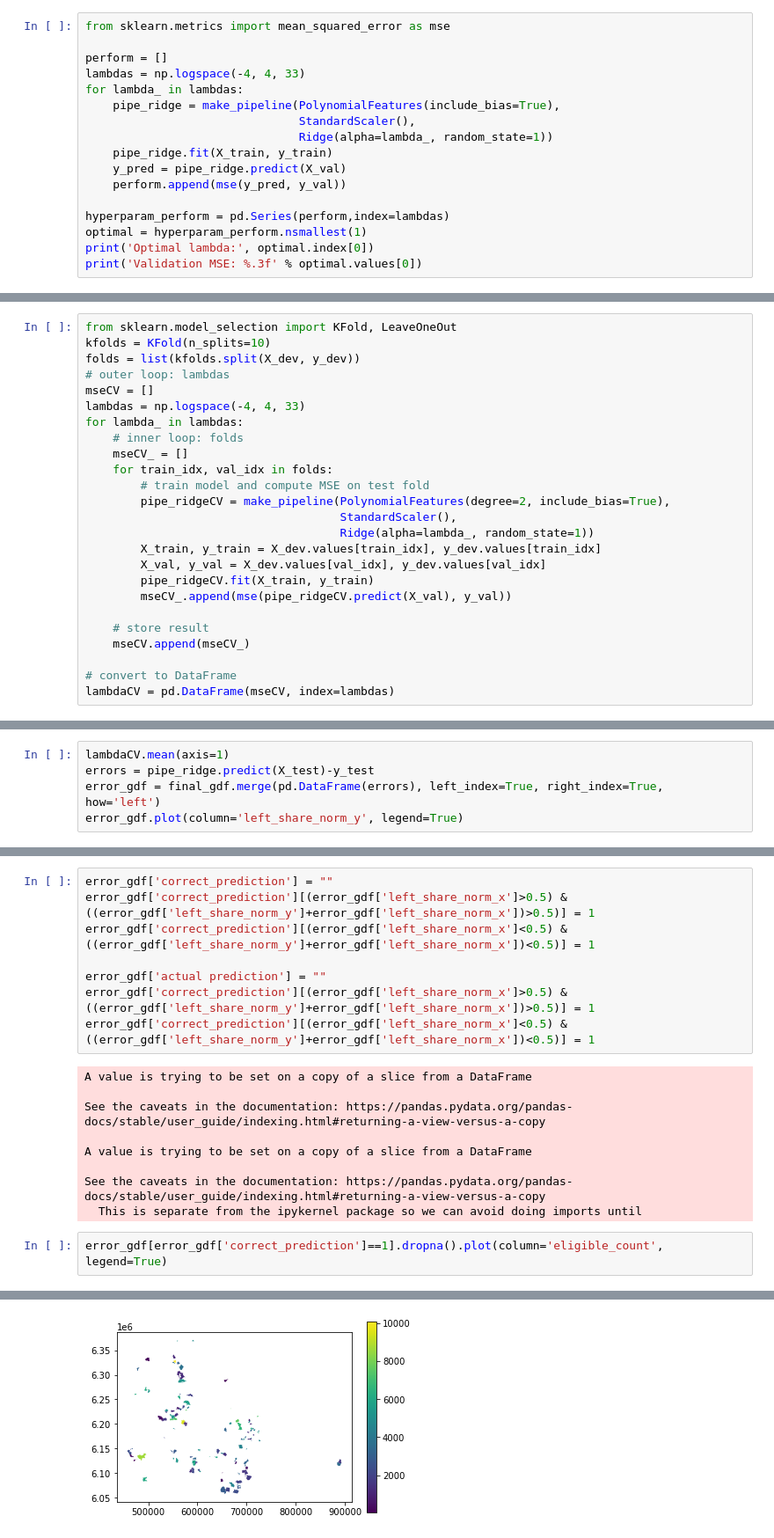
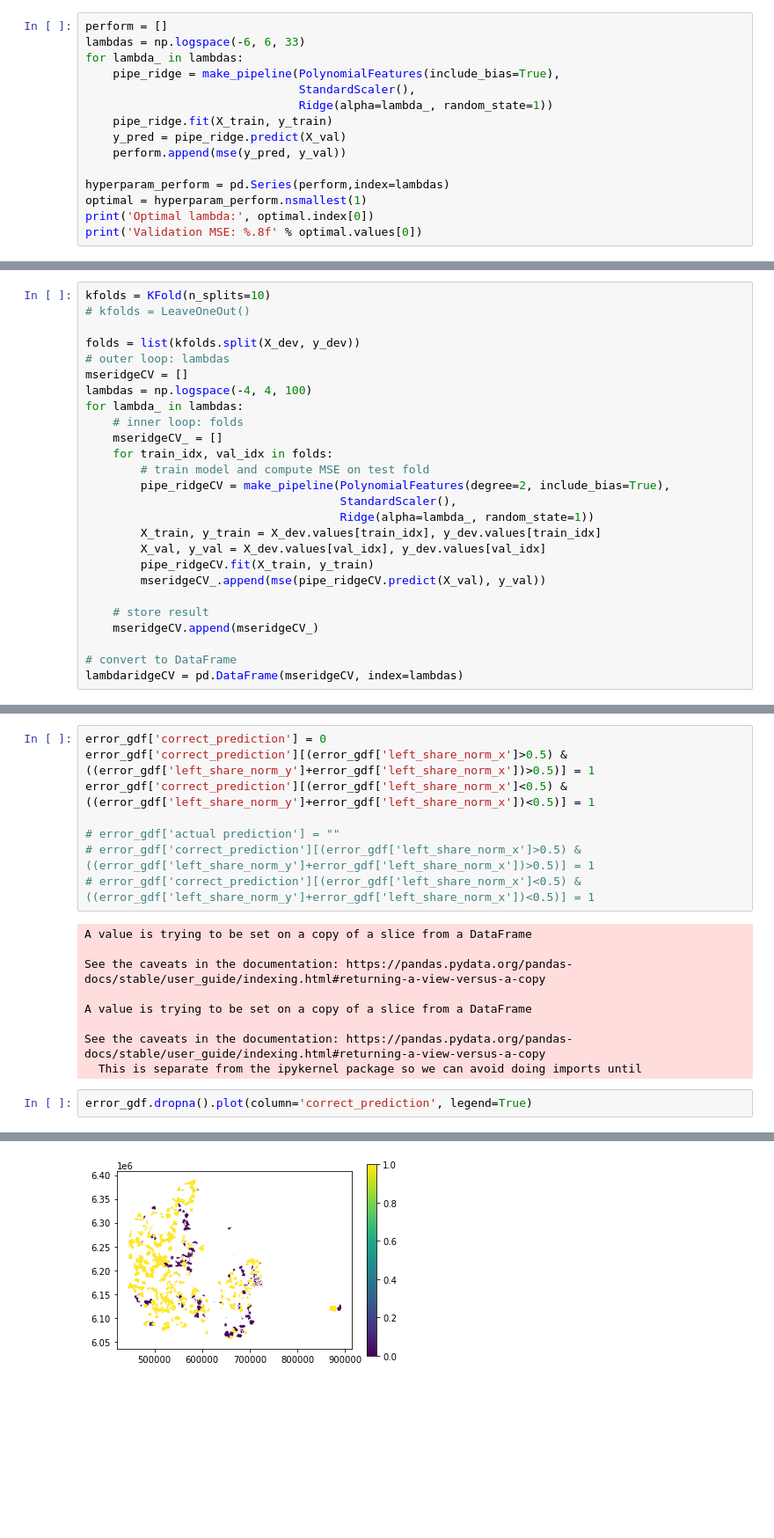
Before and after one commit to ansofol/isds2020_gruppe_63, a Jupyter notebook: exam_project/machine_learning.ipynb, the cells around one changed output, grey strips where cells are left out. Shown at 88% size. Saved outputs shown, nothing was run; the diff lists cells and outputs as text; blank space fills up the shorter version.

```diff
--- a/exam_project/machine_learning.ipynb
+++ b/exam_project/machine_learning.ipynb
@@ -262,10 +82,8 @@ Validation MSE: 0.005
 # %% [markdown]
 ## Ridge:
 # %%
-from sklearn.metrics import mean_squared_error as mse
-
 perform = []
-lambdas = np.logspace(-4, 4, 33)
+lambdas = np.logspace(-6, 6, 33)
 for lambda_ in lambdas:
     pipe_ridge = make_pipeline(PolynomialFeatures(include_bias=True),
                                StandardScaler(),
@@ -277,5 +95,5 @@ for lambda_ in lambdas:
 hyperparam_perform = pd.Series(perform,index=lambdas)
 optimal = hyperparam_perform.nsmallest(1)
 print('Optimal lambda:', optimal.index[0])
-print('Validation MSE: %.3f' % optimal.values[0])
+print('Validation MSE: %.8f' % optimal.values[0])
 # %% [output]
@@ -300,13 +169,14 @@ sns.lineplot(data=plot_df, x='x_axis', y=0)
 # %%
-from sklearn.model_selection import KFold, LeaveOneOut
 kfolds = KFold(n_splits=10)
+# kfolds = LeaveOneOut()
+
 folds = list(kfolds.split(X_dev, y_dev))
 # outer loop: lambdas
-mseCV = []
-lambdas = np.logspace(-4, 4, 33)
+mseridgeCV = []
+lambdas = np.logspace(-4, 4, 100)
 for lambda_ in lambdas:
     # inner loop: folds
-    mseCV_ = []
+    mseridgeCV_ = []
     for train_idx, val_idx in folds:
         # train model and compute MSE on test fold
         pipe_ridgeCV = make_pipeline(PolynomialFeatures(degree=2, include_bias=True),
@@ -315,10 +185,10 @@ for lambda_ in lambdas:
         X_train, y_train = X_dev.values[train_idx], y_dev.values[train_idx]
         X_val, y_val = X_dev.values[val_idx], y_dev.values[val_idx]
         pipe_ridgeCV.fit(X_train, y_train)
-        mseCV_.append(mse(pipe_ridgeCV.predict(X_val), y_val))
+        mseridgeCV_.append(mse(pipe_ridgeCV.predict(X_val), y_val))
 
     # store result
-    mseCV.append(mseCV_)
+    mseridgeCV.append(mseridgeCV_)
 
 # convert to DataFrame
-lambdaCV = pd.DataFrame(mseCV, index=lambdas)
+lambdaridgeCV = pd.DataFrame(mseridgeCV, index=lambdas)
@@ -341,5 +213,0 @@ sns.lineplot(data=plot_df, x='x_axis', y=0)
-# %%
-lambdaCV.mean(axis=1)
-errors = pipe_ridge.predict(X_test)-y_test
-error_gdf = final_gdf.merge(pd.DataFrame(errors), left_index=True, right_index=True, how='left')
-error_gdf.plot(column='left_share_norm_y', legend=True)
@@ -404,12 +229,12 @@ error_gdf[['kommunenavn', 'opst_kreds','left_share_norm_x', 'left_share_norm_y']
 446 rows × 4 columns
 # %%
-error_gdf['correct_prediction'] = ""
+error_gdf['correct_prediction'] = 0
 error_gdf['correct_prediction'][(error_gdf['left_share_norm_x']>0.5) & ((error_gdf['left_share_norm_y']+error_gdf['left_share_norm_x'])>0.5)] = 1
 error_gdf['correct_prediction'][(error_gdf['left_share_norm_x']<0.5) & ((error_gdf['left_share_norm_y']+error_gdf['left_share_norm_x'])<0.5)] = 1
 
-error_gdf['actual prediction'] = ""
-error_gdf['correct_prediction'][(error_gdf['left_share_norm_x']>0.5) & ((error_gdf['left_share_norm_y']+error_gdf['left_share_norm_x'])>0.5)] = 1
-error_gdf['correct_prediction'][(error_gdf['left_share_norm_x']<0.5) & ((error_gdf['left_share_norm_y']+error_gdf['left_share_norm_x'])<0.5)] = 1
+# error_gdf['actual prediction'] = ""
+# error_gdf['correct_prediction'][(error_gdf['left_share_norm_x']>0.5) & ((error_gdf['left_share_norm_y']+error_gdf['left_share_norm_x'])>0.5)] = 1
+# error_gdf['correct_prediction'][(error_gdf['left_share_norm_x']<0.5) & ((error_gdf['left_share_norm_y']+error_gdf['left_share_norm_x'])<0.5)] = 1
 # %% [output]
 A value is trying to be set on a copy of a slice from a DataFrame
 
@@ -420,7 +245,7 @@ A value is trying to be set on a copy of a slice from a DataFrame
 See the caveats in the documentation: https://pandas.pydata.org/pandas-docs/stable/user_guide/indexing.html#returning-a-view-versus-a-copy
   This is separate from the ipykernel package so we can avoid doing imports until
 # %%
-error_gdf[error_gdf['correct_prediction']==1].dropna().plot(column='eligible_count', legend=True)
+error_gdf.dropna().plot(column='correct_prediction', legend=True)
 # %% [output]
 <AxesSubplot:>
-[figure, old version]
+[figure, new version]
```
Also changed, not shown: parts of 57 cells of this notebook.
